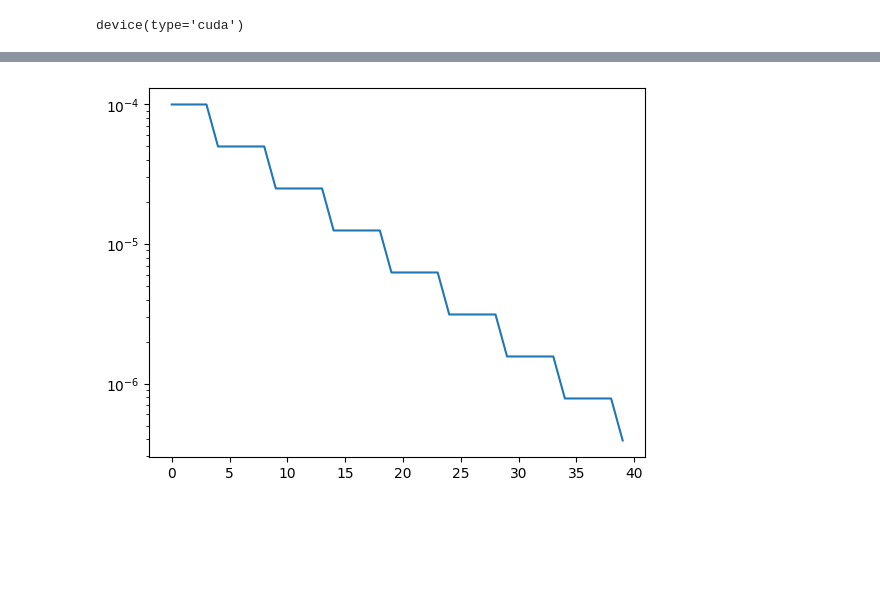
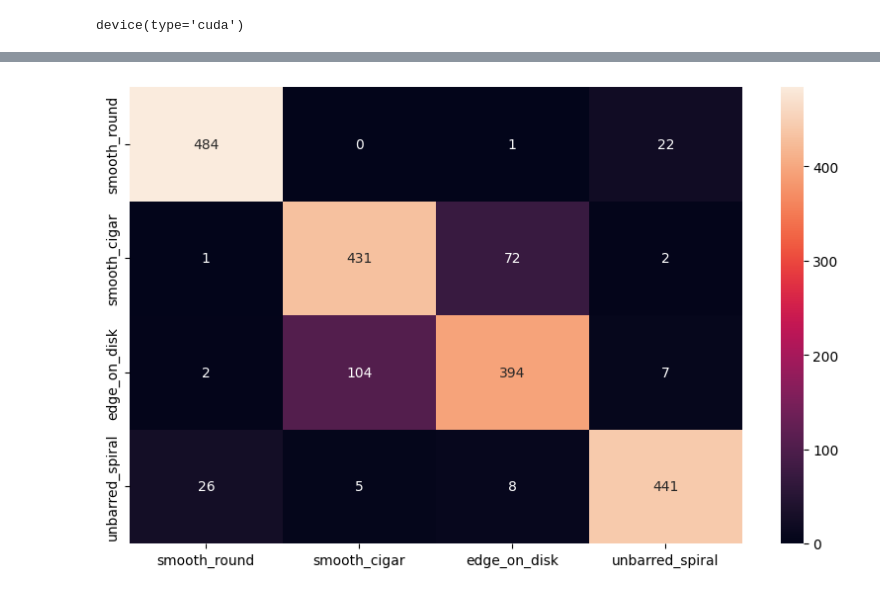
Before and after one commit to filipello/galaxy_class_CNN, a Jupyter notebook: galaxymnist-resnet-pretrain.ipynb, the cells around one changed output, grey strips where cells are left out. Cells and saved outputs as stored; diff of their text form; code cells hidden in the pictures; blank space fills up the shorter version.

```diff
--- a/galaxymnist-resnet-pretrain.ipynb
+++ b/galaxymnist-resnet-pretrain.ipynb
@@ -279,5 +381,0 @@ sn.heatmap(cf_matrix, annot=True)
-# %%
-plt.plot(lr)
-plt.yscale('log')
-# %% [output]
-[figure, removed]
@@ -285,0 +382,12 @@ plt.yscale('log')
+# %%
+#create confusion matrix
+cf_matrix = confusion_matrix(lab_true, lab_pred)
+classes = GalaxyMNIST.classes
+df_cm = pd.DataFrame(cf_matrix
+                     , index = [i for i in classes], columns = [i for i in classes])
+
+#plot confusion matrix
+plt.figure(figsize = (10,6))
+sn.heatmap(df_cm, annot=True, fmt = ".0f")
+# %% [output]
+[figure, added]
```
Also changed, not shown: parts of 10 cells of this notebook.
